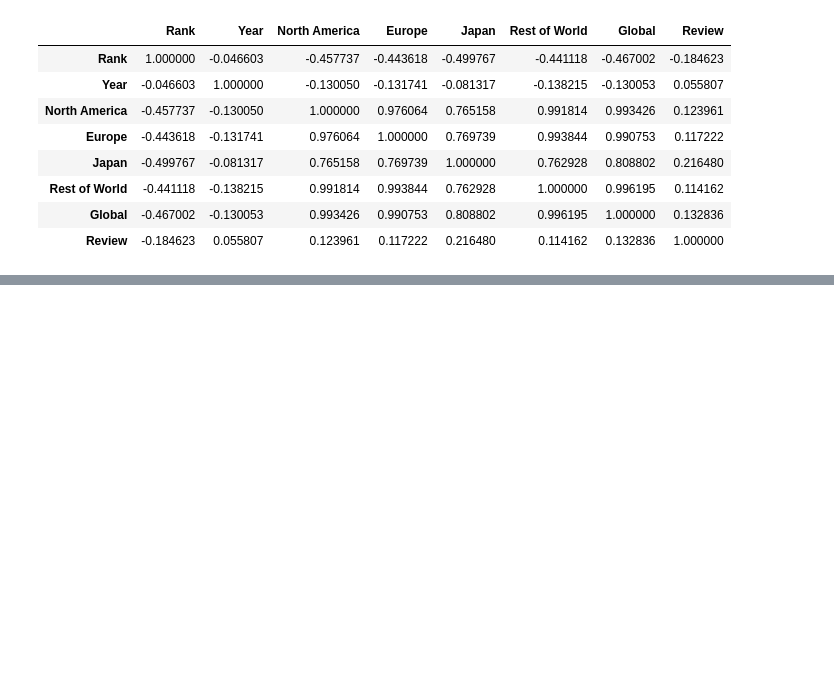
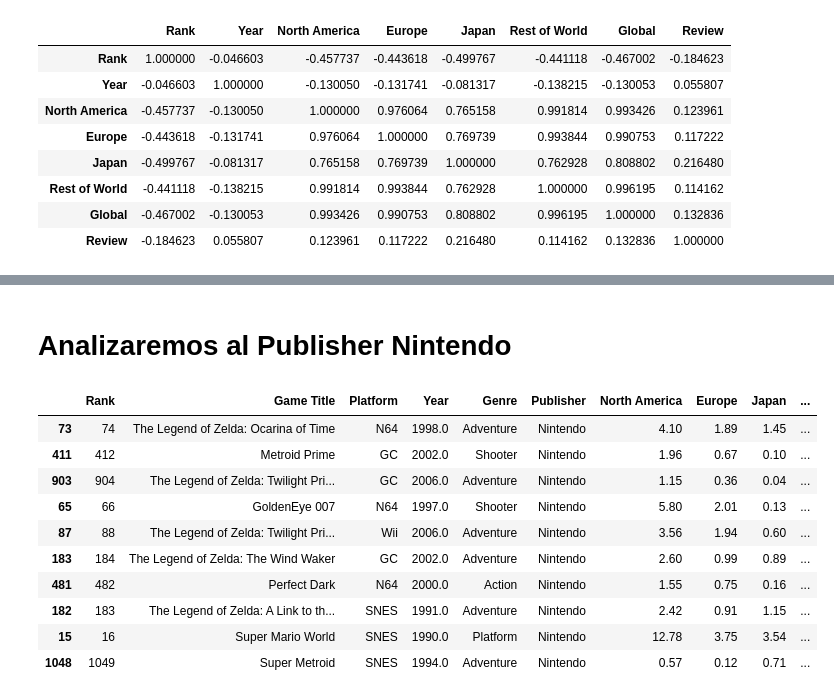
Before and after one commit to pablo-mada/Proyecto-Final, a Jupyter notebook: Notebooks/03_Trabajo_con_DataSet_Editado.ipynb, the cells around one changed output, grey strips where cells are left out. Cells and saved outputs as stored; diff of their text form; code cells hidden in the pictures; blank space fills up the shorter version.

Commit message:
Analizamos Nintendo y Sony

```diff
--- a/Notebooks/03_Trabajo_con_DataSet_Editado.ipynb
+++ b/Notebooks/03_Trabajo_con_DataSet_Editado.ipynb
@@ -183,0 +126,18 @@ Strategy           0.018946  0.013483  0.017706       0.008813
+# %% [markdown]
+# Analizaremos al Publisher Nintendo
+# %%
+df_nintendo=df[df['Publisher'] =='Nintendo']
+juegos_top_review = df_nintendo.sort_values(by='Review', ascending=False)
+juegos_top_review.head(10)
+# %% [output]
+|  | Rank | Game Title | Platform | Year | Genre | Publisher | North America | Europe | Japan | ... |
+| 73 | 74 | The Legend of Zelda: Ocarina of Time | N64 | 1998.0 | Adventure | Nintendo | 4.10 | 1.89 | 1.45 | ... |
+| 411 | 412 | Metroid Prime | GC | 2002.0 | Shooter | Nintendo | 1.96 | 0.67 | 0.10 | ... |
+| 903 | 904 | The Legend of Zelda: Twilight Pri... | GC | 2006.0 | Adventure | Nintendo | 1.15 | 0.36 | 0.04 | ... |
+| 65 | 66 | GoldenEye 007 | N64 | 1997.0 | Shooter | Nintendo | 5.80 | 2.01 | 0.13 | ... |
+| 87 | 88 | The Legend of Zelda: Twilight Pri... | Wii | 2006.0 | Adventure | Nintendo | 3.56 | 1.94 | 0.60 | ... |
+| 183 | 184 | The Legend of Zelda: The Wind Waker | GC | 2002.0 | Adventure | Nintendo | 2.60 | 0.99 | 0.89 | ... |
+| 481 | 482 | Perfect Dark | N64 | 2000.0 | Action | Nintendo | 1.55 | 0.75 | 0.16 | ... |
+| 182 | 183 | The Legend of Zelda: A Link to th... | SNES | 1991.0 | Adventure | Nintendo | 2.42 | 0.91 | 1.15 | ... |
+| 15 | 16 | Super Mario World | SNES | 1990.0 | Platform | Nintendo | 12.78 | 3.75 | 3.54 | ... |
+| 1048 | 1049 | Super Metroid | SNES | 1994.0 | Adventure | Nintendo | 0.57 | 0.12 | 0.71 | ... |
```
Also changed, not shown: parts of 14 cells of this notebook.
